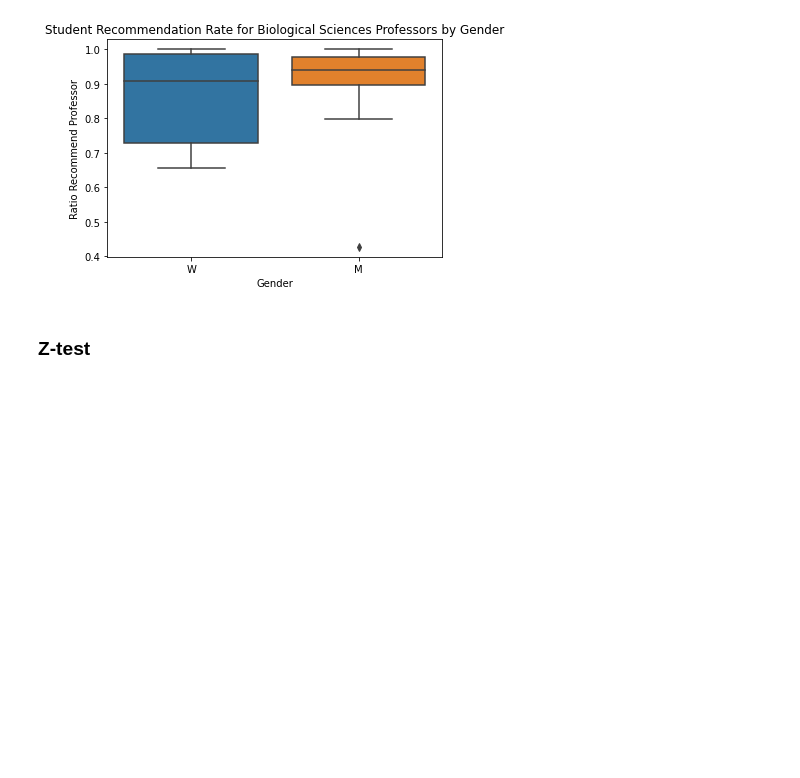
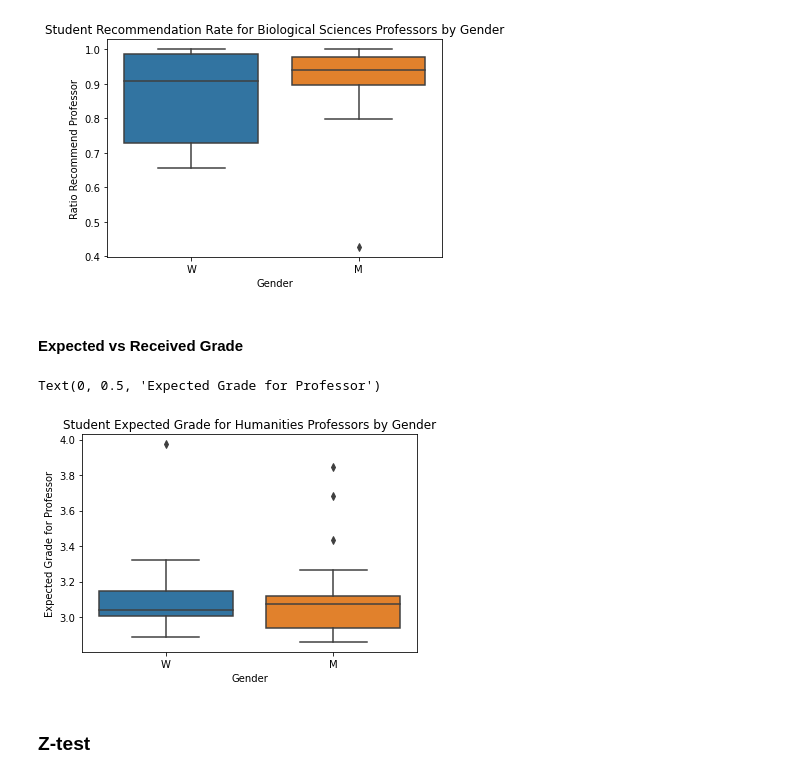
Before and after one commit to nihabhaskar/CSE_194_Project, a Jupyter notebook: humanities_stats.ipynb, the cells around one changed output. Cells and saved outputs as stored; diff of their text form; code cells hidden in the pictures; blank space fills up the shorter version.

Commit message:
humanities more descriptive things

```diff
--- a/humanities_stats.ipynb
+++ b/humanities_stats.ipynb
@@ -35,9 +20,11 @@ df_hum_rec
 # %%
 # Drop null values
 df_hum_rec = df_hum_rec.dropna()
+df_hum_grade = df_hum_grade.dropna()
 
 # Rename columns for convenience
 df_hum_rec = df_hum_rec.rename(columns={"Instructor":"prof", "Rcmnd Instr":"rec_percent", "Gender": "gender"})
+df_hum_grade = df_hum_grade.rename(columns={"Instructor":"prof","Avg Grade Expected": "expected", "Avg Grade Received": "received"})
 # %%
 df_hum_rec.head()
 # %% [output]
@@ -49,0 +46,10 @@ df_hum_rec.head()
+# %%
+# Split function to get grade numerical value
+def split_func(x) :
+    return(float(x.split('(')[1][:-1]))
+# %%
+# Split expected and received in order to extract grade value as decimal
+df_hum_grade['value_e'] = df_hum_grade['expected'].apply(split_func)
+df_hum_grade['value_r'] = df_hum_grade['received'].apply(split_func)
+df_hum_grade = df_hum_grade.drop(columns=['expected', 'received'])
+df_hum_grade = df_hum_grade.rename(columns={'value_e':'expected', 'value_r':'received'})
@@ -51,7 +73,9 @@ df_hum_rec.head()
 # Average out reccomend percent for all classes professor has taught
 df_hum_rec_avg = df_hum_rec.groupby('prof', as_index=False).mean()
 
+#Average out expected & recieved grade for all classes professor has taught
+df_hum_grade = df_hum_grade.groupby('prof', as_index=False).mean()
+
 # Add column for gender for professor
 df_hum_rec_avg['gender'] = np.where(df_hum_rec_avg['prof'].isin(women_profs), "W", "M")
-
-df_hum_rec_avg
+df_hum_grade['gender'] = np.where(df_hum_grade['prof'].isin(women_profs), "W", "M")
@@ -99,3 +125,14 @@ plt.ylabel('Ratio Recommend Professor')
 # %% [output]
 Text(0, 0.5, 'Ratio Recommend Professor')
 [figure]
+# %% [markdown]
+#### Expected vs Received Grade
+# %%
+# Box Plots to see range of expected grades for professors base on gender
+ax_hum_e_box = sns.boxplot(x="gender", y="expected", data=df_hum_grade)
+ax_hum_e_box.set_title('Student Expected Grade for Humanities Professors by Gender')
+plt.xlabel('Gender')
+plt.ylabel('Expected Grade for Professor')
+# %% [output]
+Text(0, 0.5, 'Expected Grade for Professor')
+[figure, added]
```
Also changed, not shown: parts of 10 cells of this notebook.
